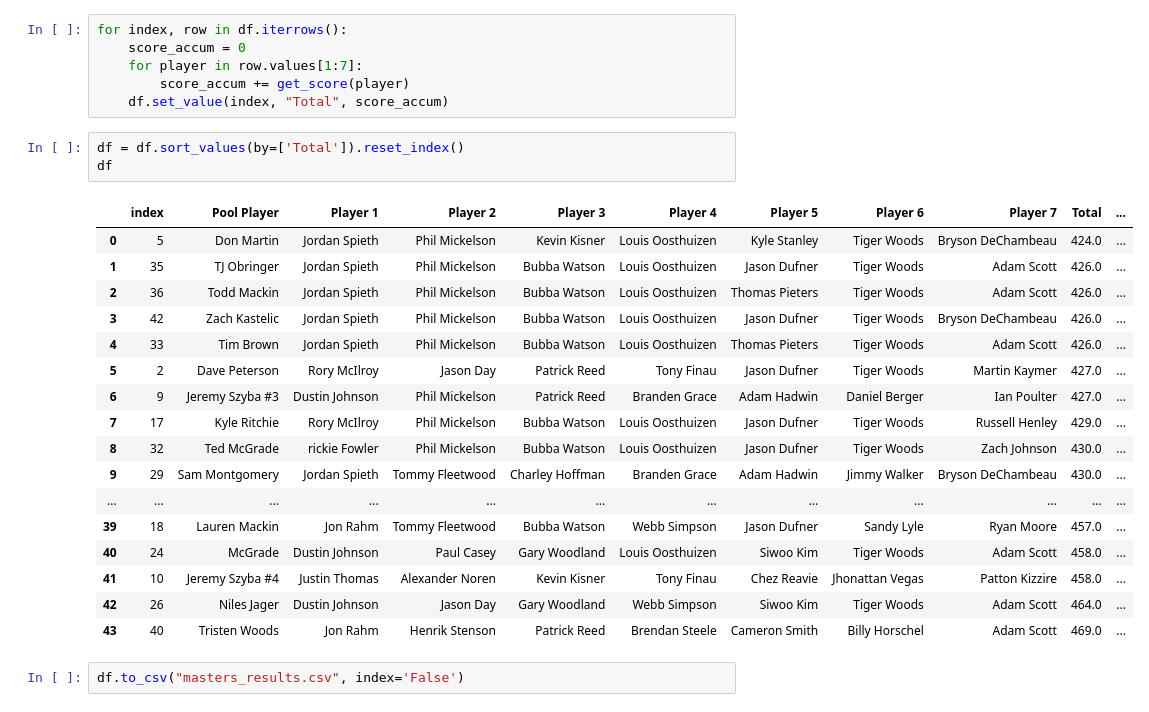
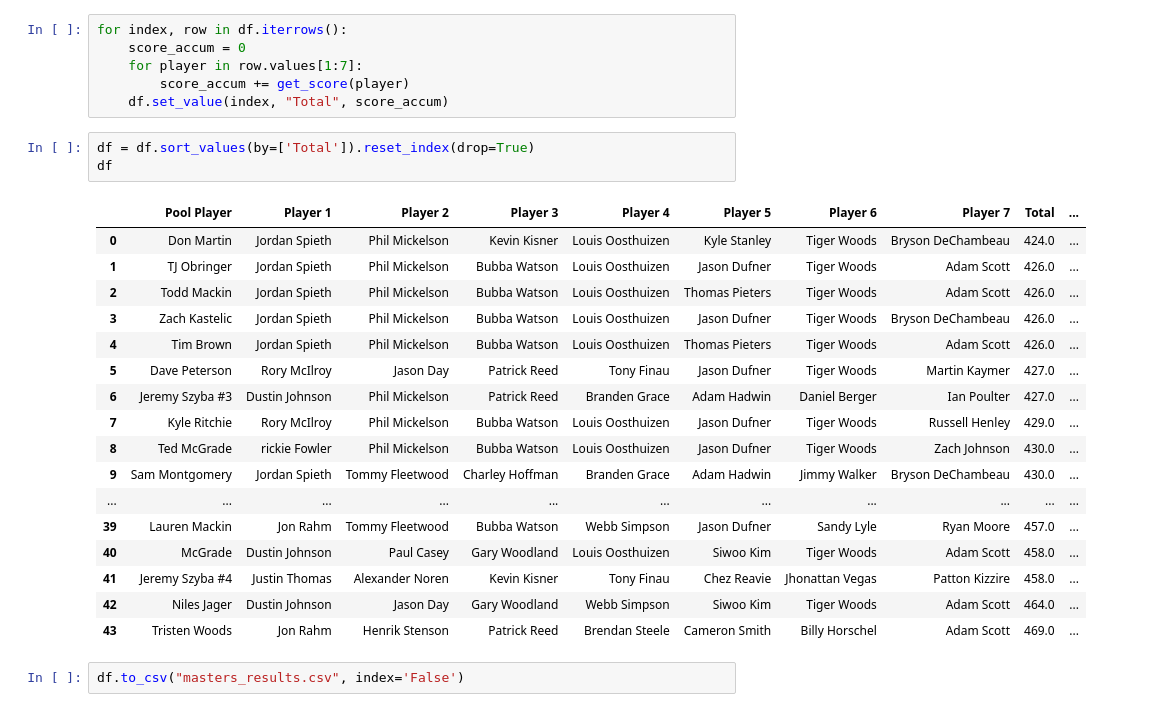
Before and after one commit to shewbaka/masters, a Jupyter notebook: masters.ipynb, the cells around one changed output. Cells and saved outputs as stored; diff of their text form.

```diff
--- a/masters.ipynb
+++ b/masters.ipynb
@@ -48,25 +48,25 @@ for index, row in df.iterrows():
         score_accum += get_score(player)
     df.set_value(index, "Total", score_accum)
 # %%
-df = df.sort_values(by=['Total']).reset_index()
+df = df.sort_values(by=['Total']).reset_index(drop=True)
 df
 # %% [output]
-|  | index | Pool Player | Player 1 | Player 2 | Player 3 | Player 4 | Player 5 | Player 6 | Player 7 | Total | ... |
-| 0 | 5 | Don Martin | Jordan Spieth | Phil Mickelson | Kevin Kisner | Louis Oosthuizen | Kyle Stanley | Tiger Woods | Bryson DeChambeau | 424.0 | ... |
-| 1 | 35 | TJ Obringer | Jordan Spieth | Phil Mickelson | Bubba Watson | Louis Oosthuizen | Jason Dufner | Tiger Woods | Adam Scott | 426.0 | ... |
-| 2 | 36 | Todd Mackin | Jordan Spieth | Phil Mickelson | Bubba Watson | Louis Oosthuizen | Thomas Pieters | Tiger Woods | Adam Scott | 426.0 | ... |
-| 3 | 42 | Zach Kastelic | Jordan Spieth | Phil Mickelson | Bubba Watson | Louis Oosthuizen | Jason Dufner | Tiger Woods | Bryson DeChambeau | 426.0 | ... |
-| 4 | 33 | Tim Brown | Jordan Spieth | Phil Mickelson | Bubba Watson | Louis Oosthuizen | Thomas Pieters | Tiger Woods | Adam Scott | 426.0 | ... |
-| 5 | 2 | Dave Peterson | Rory McIlroy | Jason Day | Patrick Reed | Tony Finau | Jason Dufner | Tiger Woods | Martin Kaymer | 427.0 | ... |
-| 6 | 9 | Jeremy Szyba #3 | Dustin Johnson | Phil Mickelson | Patrick Reed | Branden Grace | Adam Hadwin | Daniel Berger | Ian Poulter | 427.0 | ... |
-| 7 | 17 | Kyle Ritchie | Rory McIlroy | Phil Mickelson | Bubba Watson | Louis Oosthuizen | Jason Dufner | Tiger Woods | Russell Henley | 429.0 | ... |
-| 8 | 32 | Ted McGrade | rickie Fowler | Phil Mickelson | Bubba Watson | Louis Oosthuizen | Jason Dufner | Tiger Woods | Zach Johnson | 430.0 | ... |
-| 9 | 29 | Sam Montgomery | Jordan Spieth | Tommy Fleetwood | Charley Hoffman | Branden Grace | Adam Hadwin | Jimmy Walker | Bryson DeChambeau | 430.0 | ... |
-| ... | ... | ... | ... | ... | ... | ... | ... | ... | ... | ... | ... |
-| 39 | 18 | Lauren Mackin | Jon Rahm | Tommy Fleetwood | Bubba Watson | Webb Simpson | Jason Dufner | Sandy Lyle | Ryan Moore | 457.0 | ... |
-| 40 | 24 | McGrade | Dustin Johnson | Paul Casey | Gary Woodland | Louis Oosthuizen | Siwoo Kim | Tiger Woods | Adam Scott | 458.0 | ... |
-| 41 | 10 | Jeremy Szyba #4 | Justin Thomas | Alexander Noren | Kevin Kisner | Tony Finau | Chez Reavie | Jhonattan Vegas | Patton Kizzire | 458.0 | ... |
-| 42 | 26 | Niles Jager | Dustin Johnson | Jason Day | Gary Woodland | Webb Simpson | Siwoo Kim | Tiger Woods | Adam Scott | 464.0 | ... |
-| 43 | 40 | Tristen Woods | Jon Rahm | Henrik Stenson | Patrick Reed | Brendan Steele | Cameron Smith | Billy Horschel | Adam Scott | 469.0 | ... |
+|  | Pool Player | Player 1 | Player 2 | Player 3 | Player 4 | Player 5 | Player 6 | Player 7 | Total | ... |
+| 0 | Don Martin | Jordan Spieth | Phil Mickelson | Kevin Kisner | Louis Oosthuizen | Kyle Stanley | Tiger Woods | Bryson DeChambeau | 424.0 | ... |
+| 1 | TJ Obringer | Jordan Spieth | Phil Mickelson | Bubba Watson | Louis Oosthuizen | Jason Dufner | Tiger Woods | Adam Scott | 426.0 | ... |
+| 2 | Todd Mackin | Jordan Spieth | Phil Mickelson | Bubba Watson | Louis Oosthuizen | Thomas Pieters | Tiger Woods | Adam Scott | 426.0 | ... |
+| 3 | Zach Kastelic | Jordan Spieth | Phil Mickelson | Bubba Watson | Louis Oosthuizen | Jason Dufner | Tiger Woods | Bryson DeChambeau | 426.0 | ... |
+| 4 | Tim Brown | Jordan Spieth | Phil Mickelson | Bubba Watson | Louis Oosthuizen | Thomas Pieters | Tiger Woods | Adam Scott | 426.0 | ... |
+| 5 | Dave Peterson | Rory McIlroy | Jason Day | Patrick Reed | Tony Finau | Jason Dufner | Tiger Woods | Martin Kaymer | 427.0 | ... |
+| 6 | Jeremy Szyba #3 | Dustin Johnson | Phil Mickelson | Patrick Reed | Branden Grace | Adam Hadwin | Daniel Berger | Ian Poulter | 427.0 | ... |
+| 7 | Kyle Ritchie | Rory McIlroy | Phil Mickelson | Bubba Watson | Louis Oosthuizen | Jason Dufner | Tiger Woods | Russell Henley | 429.0 | ... |
+| 8 | Ted McGrade | rickie Fowler | Phil Mickelson | Bubba Watson | Louis Oosthuizen | Jason Dufner | Tiger Woods | Zach Johnson | 430.0 | ... |
+| 9 | Sam Montgomery | Jordan Spieth | Tommy Fleetwood | Charley Hoffman | Branden Grace | Adam Hadwin | Jimmy Walker | Bryson DeChambeau | 430.0 | ... |
+| ... | ... | ... | ... | ... | ... | ... | ... | ... | ... | ... |
+| 39 | Lauren Mackin | Jon Rahm | Tommy Fleetwood | Bubba Watson | Webb Simpson | Jason Dufner | Sandy Lyle | Ryan Moore | 457.0 | ... |
+| 40 | McGrade | Dustin Johnson | Paul Casey | Gary Woodland | Louis Oosthuizen | Siwoo Kim | Tiger Woods | Adam Scott | 458.0 | ... |
+| 41 | Jeremy Szyba #4 | Justin Thomas | Alexander Noren | Kevin Kisner | Tony Finau | Chez Reavie | Jhonattan Vegas | Patton Kizzire | 458.0 | ... |
+| 42 | Niles Jager | Dustin Johnson | Jason Day | Gary Woodland | Webb Simpson | Siwoo Kim | Tiger Woods | Adam Scott | 464.0 | ... |
+| 43 | Tristen Woods | Jon Rahm | Henrik Stenson | Patrick Reed | Brendan Steele | Cameron Smith | Billy Horschel | Adam Scott | 469.0 | ... |
 # %%
 df.to_csv("masters_results.csv", index='False')
```
Also changed, not shown: 1 other file.
